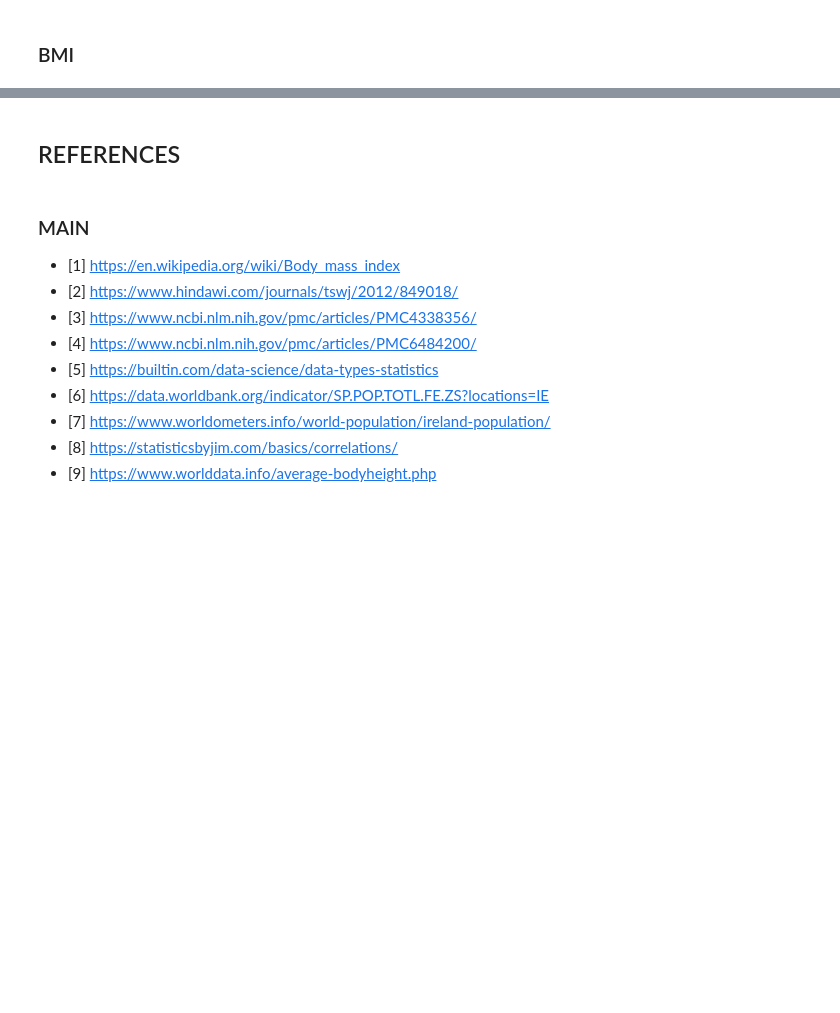
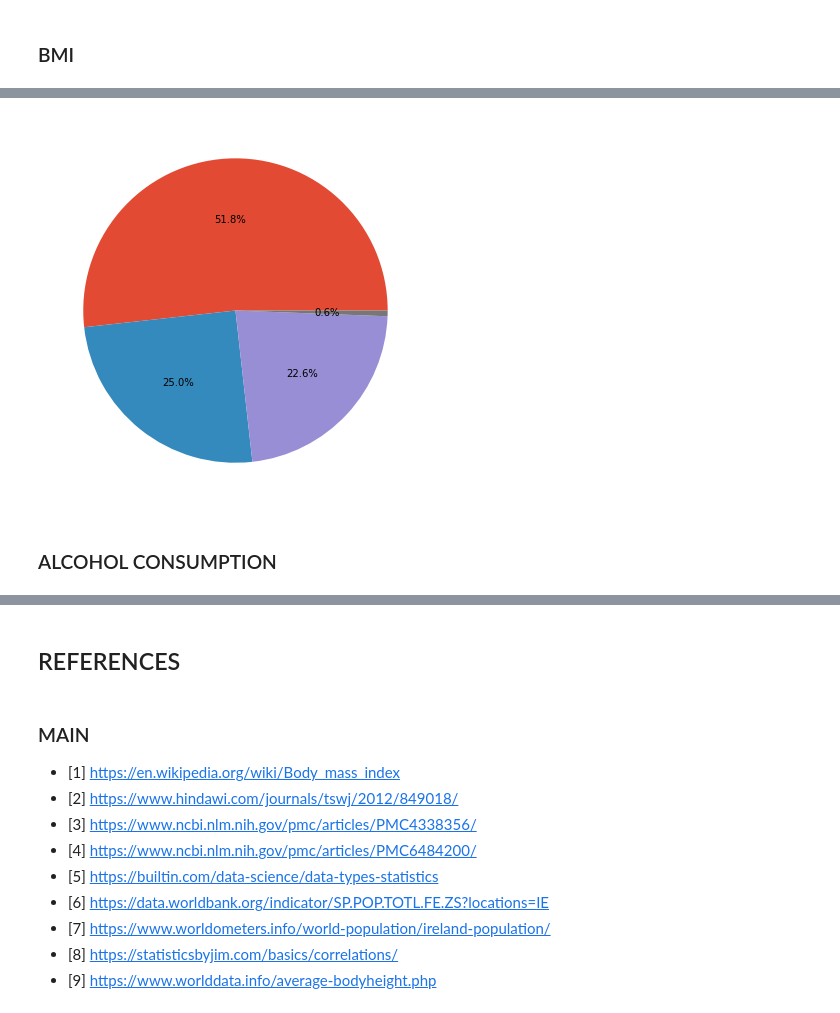
Before and after one commit to AnteDujic/Programming-for-Data-Analysis_project, a Jupyter notebook: bmi_ireland.ipynb, the cells around one changed output, grey strips where cells are left out. Drawn from its saved outputs; the diff is of its cells as text; code cells hidden in the pictures; blank space fills up the shorter version.

```diff
--- a/bmi_ireland.ipynb
+++ b/bmi_ireland.ipynb
@@ -215,0 +201,8 @@ data.corr()
+# %%
+count = df["bmi_class"].value_counts()
+plt.pie(count, autopct='%1.1f%%')
+plt.show()
+# %% [output]
+[figure, added]
+# %% [markdown]
+### ALCOHOL CONSUMPTION
```
Also changed, not shown: parts of 17 cells of this notebook.
